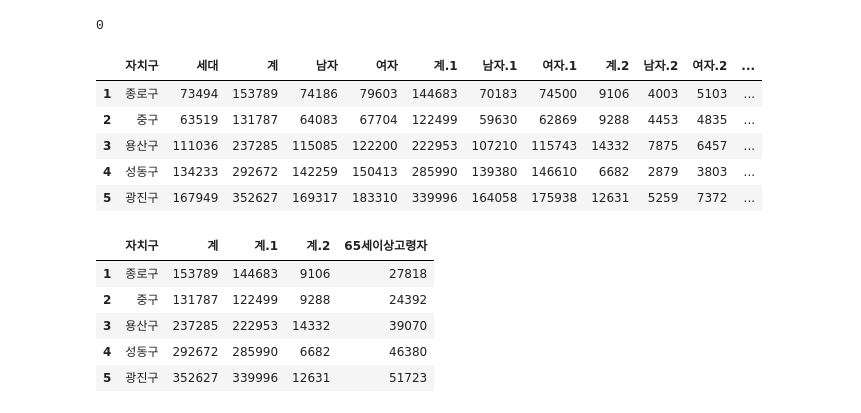
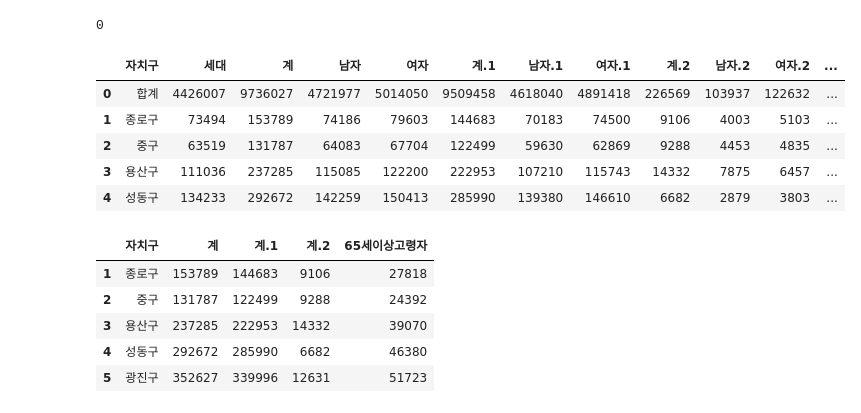
Before and after one commit to wowgang/DataAnalysis_Lecture-2023.04, a Jupyter notebook: 02.Pandas/06.z과제제출.ipynb, the cells around one changed output. Cells and saved outputs as stored; diff of their text form; code cells hidden in the pictures.

```diff
--- a/02.Pandas/06.z과제제출.ipynb
+++ b/02.Pandas/06.z과제제출.ipynb
@@ -170,12 +160,12 @@ pop1.head()
 pop.drop([0], inplace=True)
 # %%
 # 기간 열 삭제
-del pop1['기간']
-pop1.head()
+del pop['기간']
+pop.head()
 # %% [output]
 |  | 자치구 | 세대 | 계 | 남자 | 여자 | 계.1 | 남자.1 | 여자.1 | 계.2 | 남자.2 | 여자.2 | ... |
+| 0 | 합계 | 4426007 | 9736027 | 4721977 | 5014050 | 9509458 | 4618040 | 4891418 | 226569 | 103937 | 122632 | ... |
 | 1 | 종로구 | 73494 | 153789 | 74186 | 79603 | 144683 | 70183 | 74500 | 9106 | 4003 | 5103 | ... |
 | 2 | 중구 | 63519 | 131787 | 64083 | 67704 | 122499 | 59630 | 62869 | 9288 | 4453 | 4835 | ... |
 | 3 | 용산구 | 111036 | 237285 | 115085 | 122200 | 222953 | 107210 | 115743 | 14332 | 7875 | 6457 | ... |
 | 4 | 성동구 | 134233 | 292672 | 142259 | 150413 | 285990 | 139380 | 146610 | 6682 | 2879 | 3803 | ... |
-| 5 | 광진구 | 167949 | 352627 | 169317 | 183310 | 339996 | 164058 | 175938 | 12631 | 5259 | 7372 | ... |
```
Also changed, not shown: parts of 14 cells of this notebook, 13 other files.
